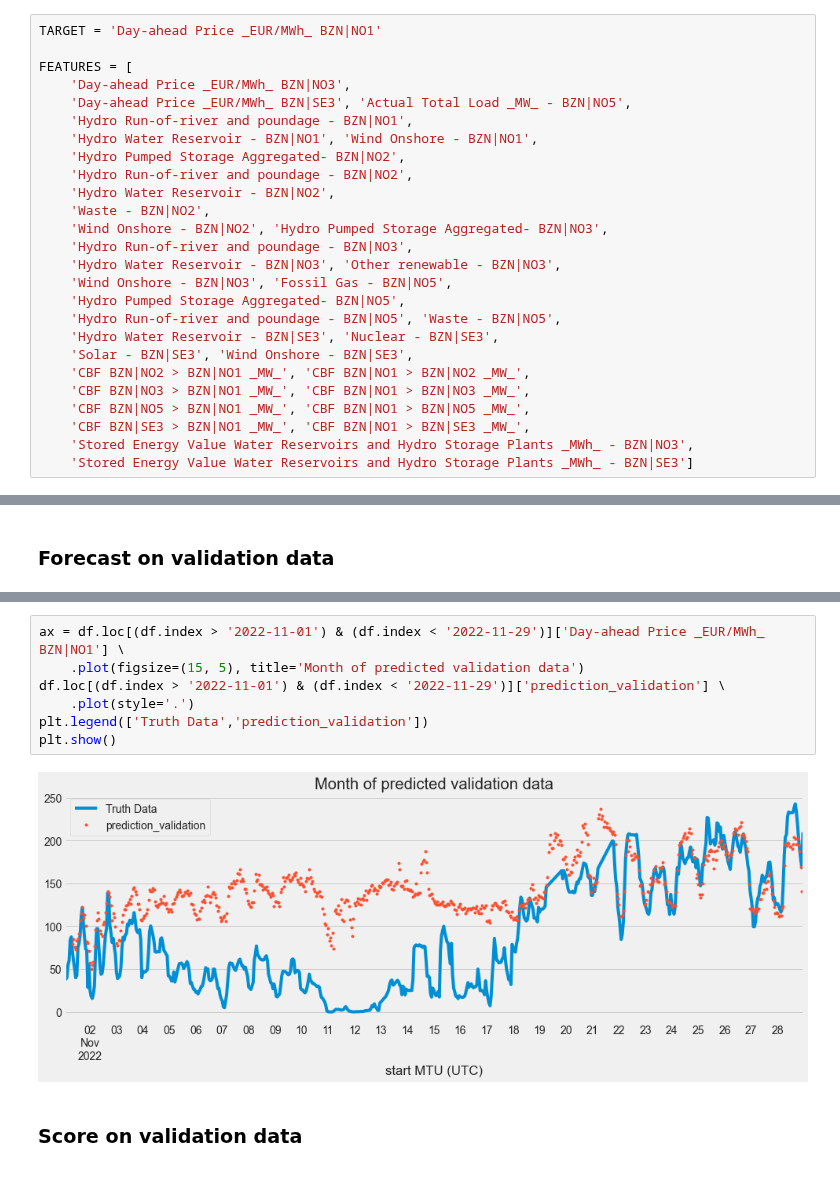
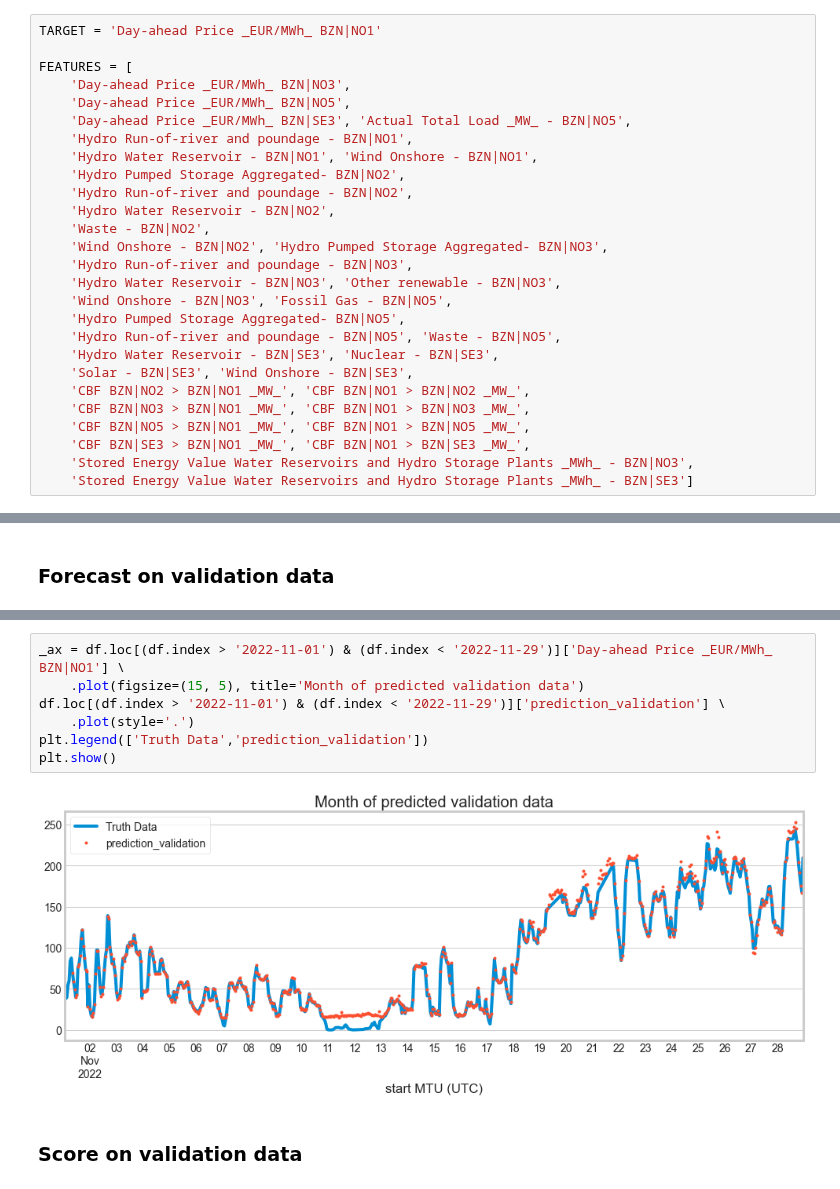
Before and after one commit to HIOF-Bachelor-Project-Group-7/Time-series-energy-price-prediction-bidding-zone-N01, a Jupyter notebook: code/XGBoost_ With Lagged Features_5 Folds CV.ipynb, the cells around one changed output, grey strips where cells are left out. Saved outputs shown, nothing was run; the diff lists cells and outputs as text.

```diff
--- a/code/XGBoost_ With Lagged Features_5 Folds CV.ipynb
+++ b/code/XGBoost_ With Lagged Features_5 Folds CV.ipynb
@@ -158,6 +158,7 @@ TARGET = 'Day-ahead Price _EUR/MWh_ BZN|NO1'
 
 FEATURES = [
     'Day-ahead Price _EUR/MWh_ BZN|NO3',
+    'Day-ahead Price _EUR/MWh_ BZN|NO5',
     'Day-ahead Price _EUR/MWh_ BZN|SE3', 'Actual Total Load _MW_ - BZN|NO5',
     'Hydro Run-of-river and poundage - BZN|NO1',
     'Hydro Water Reservoir - BZN|NO1', 'Wind Onshore - BZN|NO1',
@@ -573,12 +574,12 @@ plt.show()
 # %%
-ax = df.loc[(df.index > '2022-11-01') & (df.index < '2022-11-29')]['Day-ahead Price _EUR/MWh_ BZN|NO1'] \
+_ax = df.loc[(df.index > '2022-11-01') & (df.index < '2022-11-29')]['Day-ahead Price _EUR/MWh_ BZN|NO1'] \
     .plot(figsize=(15, 5), title='Month of predicted validation data')
 df.loc[(df.index > '2022-11-01') & (df.index < '2022-11-29')]['prediction_validation'] \
     .plot(style='.')
 plt.legend(['Truth Data','prediction_validation'])
 plt.show()
 # %% [output]
-[figure, old version]
+[figure, new version]
 # %% [markdown]
 ### Score on validation data
 # %%
```
Also changed, not shown: parts of 15 cells of this notebook.
